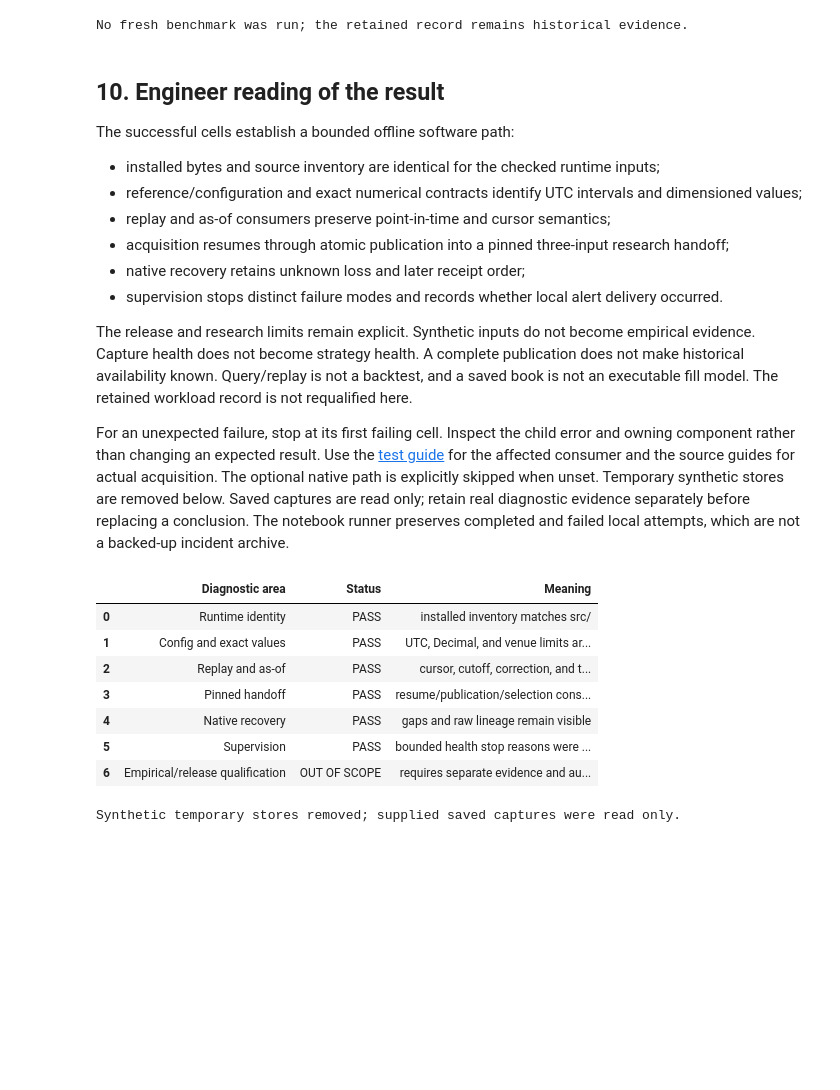
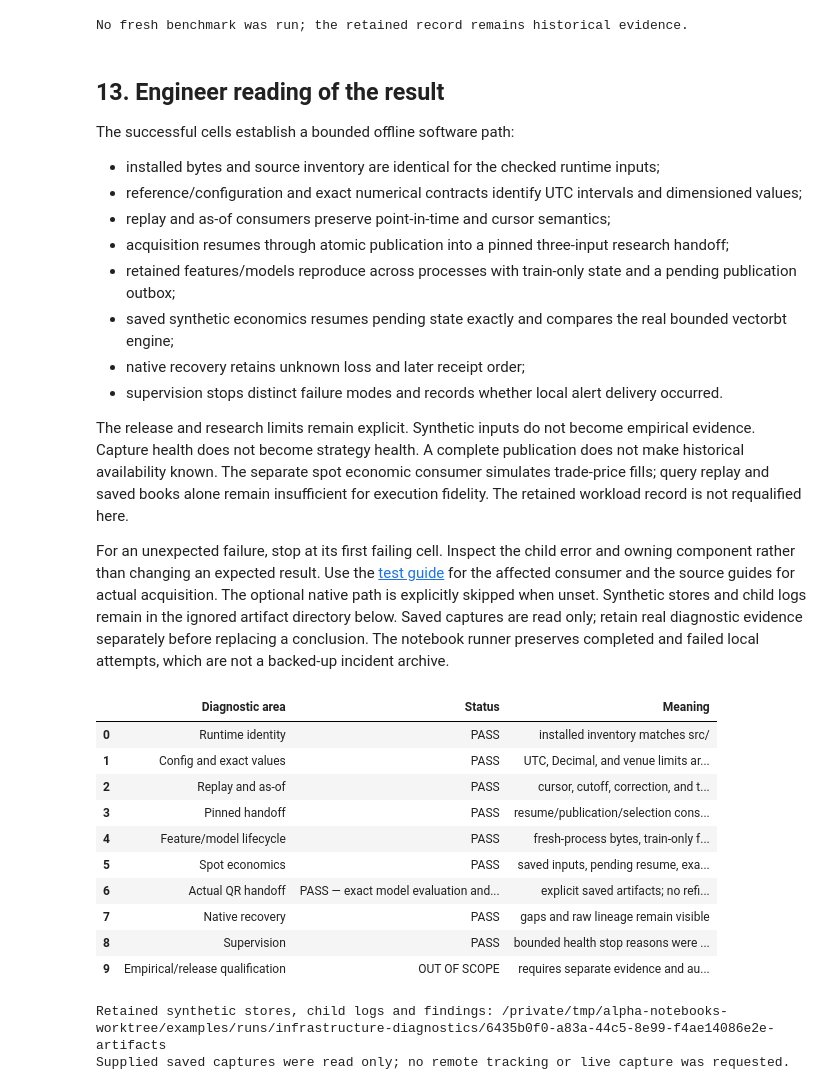
Before and after one commit to lixuanguang/alpha-research-lab-private, a Jupyter notebook: examples/infrastructure-diagnostics.ipynb, the cells around one changed output. Cells and saved outputs as stored; diff of their text form; code cells hidden in the pictures; blank space fills up the shorter version.

Commit message:
Extend researcher and developer notebooks through exact economics

```diff
--- a/examples/infrastructure-diagnostics.ipynb
+++ b/examples/infrastructure-diagnostics.ipynb
@@ -45,7 +46,7 @@ from datetime import timedelta
 from decimal import Decimal
 from importlib.metadata import distributions
 from pathlib import Path
-from tempfile import TemporaryDirectory
+from uuid import uuid4
 
 # third party library imports
 import pandas as pd
@@ -74,8 +75,9 @@ notebook_path = Path(
     )
 ).resolve()
 codec = DomainCodec()
-workspace = TemporaryDirectory(prefix="infrastructure-diagnostics-")
-local = Path(workspace.name)
+attempt_key = os.environ.get("ALPHA_RESEARCH_ATTEMPT_ID", uuid4().hex)
+local = root / "examples/runs/infrastructure-diagnostics" / f"{attempt_key}-artifacts"
+local.mkdir(parents=True, exist_ok=False)
 
 
 class _NotebookTools:
@@ -103,5 +105,5 @@ pd.set_option("display.max_colwidth", None)
 
 print("Checkout:", root)
 print("Kernel:", sys.executable)
-print("Temporary workspace:", local)
+print("Retained artifacts:", local)
 # %% [output]
@@ -712,7 +990,7 @@ print("No fresh benchmark was run; the retained record remains historical eviden
 | 7 | budgets | {'load_seconds': 300, 'query_p95_... |
 No fresh benchmark was run; the retained record remains historical evidence.
 # %% [markdown]
-## 10. Engineer reading of the result
+## 13. Engineer reading of the result
 
 The successful cells establish a bounded offline software path:
 
@@ -720,38 +998,52 @@ The successful cells establish a bounded offline software path:
 - reference/configuration and exact numerical contracts identify UTC intervals and dimensioned values;
 - replay and as-of consumers preserve point-in-time and cursor semantics;
 - acquisition resumes through atomic publication into a pinned three-input research handoff;
+- retained features/models reproduce across processes with train-only state and a pending publication outbox;
+- saved synthetic economics resumes pending state exactly and compares the real bounded vectorbt engine;
 - native recovery retains unknown loss and later receipt order;
 - supervision stops distinct failure modes and records whether local alert delivery occurred.
 
-The release and research limits remain explicit. Synthetic inputs do not become empirical evidence. Capture health does not become strategy health. A complete publication does not make historical availability known. Query/replay is not a backtest, and a saved book is not an executable fill model. The retained workload record is not requalified here.
+The release and research limits remain explicit. Synthetic inputs do not become empirical evidence. Capture health does not become strategy health. A complete publication does not make historical availability known. The separate spot economic consumer simulates trade-price fills; query replay and saved books alone remain insufficient for execution fidelity. The retained workload record is not requalified here.
 
 For an unexpected failure, stop at its first failing cell. Inspect the child error
 and owning component rather than changing an expected result. Use the
 [test guide](../tests/README.md) for the affected consumer and the source guides for
 actual acquisition. The optional native path is explicitly skipped when unset.
-Temporary synthetic stores are removed below. Saved captures are read only; retain
+Synthetic stores and child logs remain in the ignored artifact directory below. Saved captures are read only; retain
 real diagnostic evidence separately before replacing a conclusion. The notebook runner
 preserves completed and failed local attempts, which are not a backed-up incident archive.
 # %%
 findings = [
     ("Runtime identity", "PASS", "installed inventory matches src/"),
     ("Config and exact values", "PASS", "UTC, Decimal, and venue limits are explicit"),
     ("Replay and as-of", "PASS", "cursor, cutoff, correction, and tamper checks passed"),
     ("Pinned handoff", "PASS", "resume/publication/selection consumer passed"),
+    (
+        "Feature/model lifecycle",
+        "PASS",
+        "fresh-process bytes, train-only fit, reload, backup and outbox",
+    ),
+    ("Spot economics", "PASS", "saved inputs, pending resume, exact ledger and vectorbt"),
+    ("Actual QR handoff", qr_handoff_status, "explicit saved artifacts; no refit or network"),
     ("Native recovery", "PASS", "gaps and raw lineage remain visible"),
     ("Supervision", "PASS", "bounded health stop reasons were observed"),
     ("Empirical/release qualification", "OUT OF SCOPE", "requires separate evidence and authority"),
 ]
 _NotebookTools.show_table(("Diagnostic area", "Status", "Meaning"), findings)
-print("Synthetic temporary stores removed; supplied saved captures were read only.")
-workspace.cleanup()
+(local / "findings.json").write_bytes(codec.encode_json(findings))
+print("Retained synthetic stores, child logs and findings:", local)
+print("Supplied saved captures were read only; no remote tracking or live capture was requested.")
 # %% [output]
 |  | Diagnostic area | Status | Meaning |
 | 0 | Runtime identity | PASS | installed inventory matches src/ |
 | 1 | Config and exact values | PASS | UTC, Decimal, and venue limits ar... |
 | 2 | Replay and as-of | PASS | cursor, cutoff, correction, and t... |
 | 3 | Pinned handoff | PASS | resume/publication/selection cons... |
-| 4 | Native recovery | PASS | gaps and raw lineage remain visible |
-| 5 | Supervision | PASS | bounded health stop reasons were ... |
-| 6 | Empirical/release qualification | OUT OF SCOPE | requires separate evidence and au... |
+| 4 | Feature/model lifecycle | PASS | fresh-process bytes, train-only f... |
+| 5 | Spot economics | PASS | saved inputs, pending resume, exa... |
+| 6 | Actual QR handoff | PASS — exact model evaluation and... | explicit saved artifacts; no refi... |
+| 7 | Native recovery | PASS | gaps and raw lineage remain visible |
+| 8 | Supervision | PASS | bounded health stop reasons were ... |
+| 9 | Empirical/release qualification | OUT OF SCOPE | requires separate evidence and au... |
-Synthetic temporary stores removed; supplied saved captures were read only.
+Retained synthetic stores, child logs and findings: /private/tmp/alpha-notebooks-worktree/examples/runs/infrastructure-diagnostics/6435b0f0-a83a-44c5-8e99-f4ae14086e2e-artifacts
+Supplied saved captures were read only; no remote tracking or live capture was requested.
```
Also changed, not shown: parts of 19 cells of this notebook, 6 other files.
